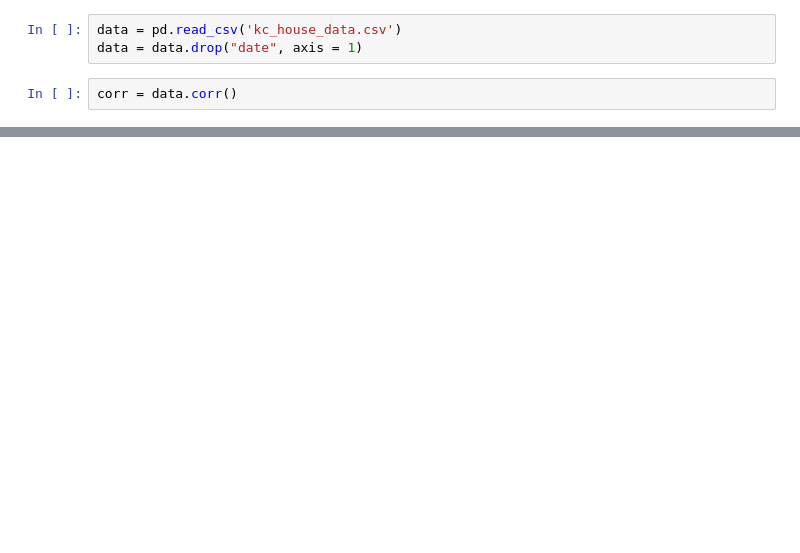
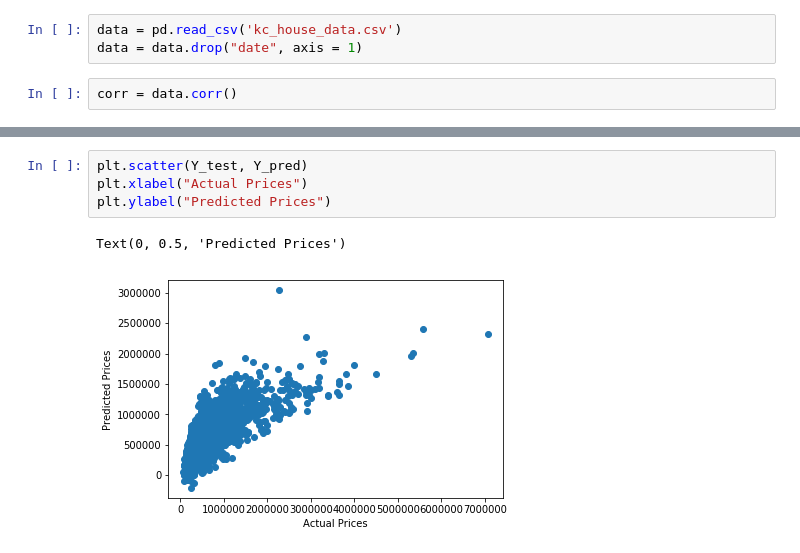
Before and after one commit to urvisharma105/ML-Projects, a Jupyter notebook: HousePricing/HousePricing.ipynb, the cells around one changed output, grey strips where cells are left out. Cells and saved outputs as stored; diff of their text form; blank space fills up the shorter version.

```diff
--- a/HousePricing/HousePricing.ipynb
+++ b/HousePricing/HousePricing.ipynb
@@ -24,0 +68,7 @@ X_train, X_test, Y_train, Y_test = train_test_split(X, Y, test_size=0.33, random
+# %%
+plt.scatter(Y_test, Y_pred)
+plt.xlabel("Actual Prices")
+plt.ylabel("Predicted Prices")
+# %% [output]
+Text(0, 0.5, 'Predicted Prices')
+[figure, added]
```
Also changed, not shown: parts of 9 cells of this notebook, 1 other file.
